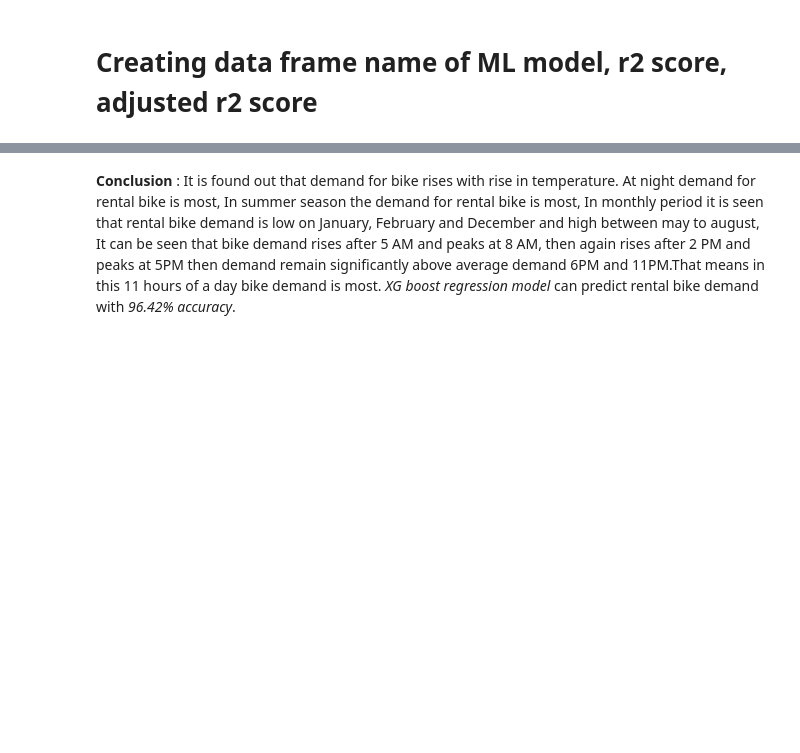
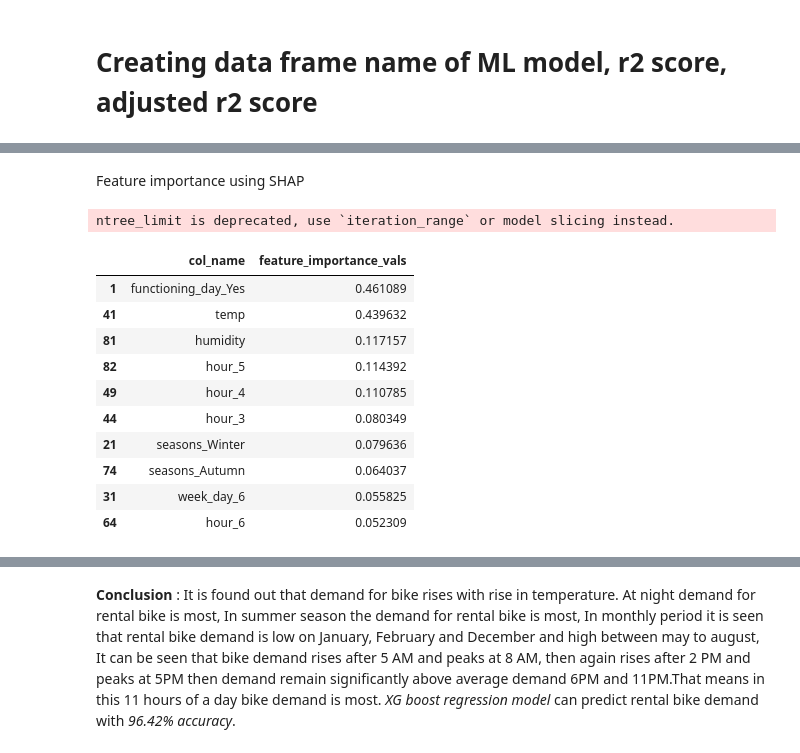
Before and after one commit to chandrakar-shubham/Bike-Sharing-Demand-Prediction--ML-regression-Project, a Jupyter notebook: Bike_Sharing_Demand_Prediction_Capstone_Project.ipynb, the cells around one changed output, grey strips where cells are left out. Drawn from its saved outputs; the diff is of its cells as text; code cells hidden in the pictures; blank space fills up the shorter version.

```diff
--- a/Bike_Sharing_Demand_Prediction_Capstone_Project.ipynb
+++ b/Bike_Sharing_Demand_Prediction_Capstone_Project.ipynb
@@ -1723,0 +1747,32 @@ score_df
+# %% [markdown]
+Feature importance using SHAP
+# %%
+explainer = shap.TreeExplainer(xgb_cv_optimal)
+shap_values = explainer.shap_values(X_test)
+feature_names = X.columns
+
+
+rf_resultX = pd.DataFrame(shap_values, columns = feature_names)
+
+vals = np.abs(rf_resultX.values).mean(0)
+
+shap_importance = pd.DataFrame(list(zip(feature_names, vals)),
+                                  columns=['col_name','feature_importance_vals'])
+shap_importance.sort_values(by=['feature_importance_vals'],
+                               ascending=False, inplace=True)
+shap_importance.head(10)
+
+#shap.summary_plot(shap_values, X_test, plot_type="bar")
+# %% [output]
+ntree_limit is deprecated, use `iteration_range` or model slicing instead.
+|  | col_name | feature_importance_vals |
+| 1 | functioning_day_Yes | 0.461089 |
+| 41 | temp | 0.439632 |
+| 81 | humidity | 0.117157 |
+| 82 | hour_5 | 0.114392 |
+| 49 | hour_4 | 0.110785 |
+| 44 | hour_3 | 0.080349 |
+| 21 | seasons_Winter | 0.079636 |
+| 74 | seasons_Autumn | 0.064037 |
+| 31 | week_day_6 | 0.055825 |
+| 64 | hour_6 | 0.052309 |
```
Also changed, not shown: parts of 52 cells of this notebook.
